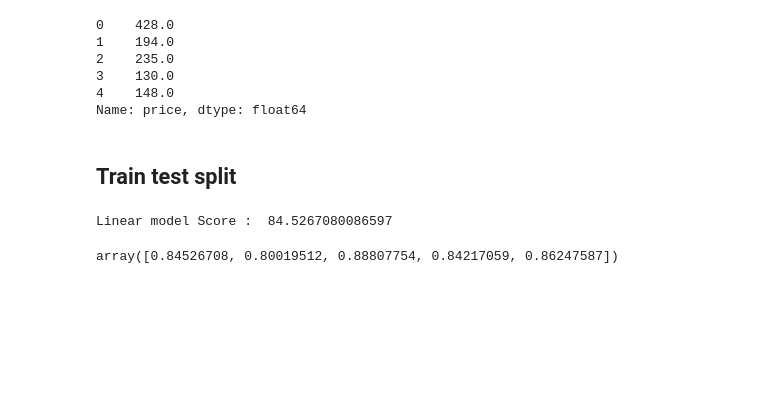
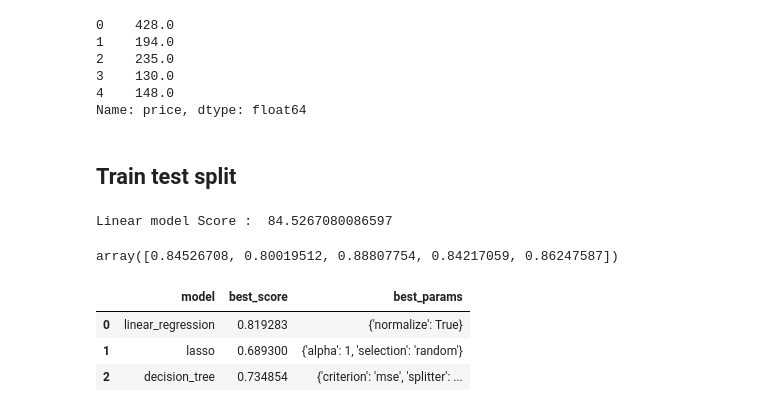
Before and after one commit to vishnugopu/Bangalore-housing, a Jupyter notebook: Bangalore_housing.ipynb, the cells around one changed output. Saved outputs shown, nothing was run; the diff lists cells and outputs as text; code cells hidden in the pictures; blank space fills up the shorter version.

```diff
--- a/Bangalore_housing.ipynb
+++ b/Bangalore_housing.ipynb
@@ -519,0 +527,42 @@ array([0.84526708, 0.80019512, 0.88807754, 0.84217059, 0.86247587])
+# %%
+def best_model_using_GridSearchCV(X,y):
+    algos = {
+                'linear_regression':{
+                    'model': LinearRegression(),
+                    'params': {
+                        'normalize' : [True,False]
+                    }
+                },
+                'lasso' : {
+                  'model': Lasso(),
+                    'params' : {
+                        'alpha' :[1,2],
+                        'selection' : ['random','cyclic']
+                    }
+                },
+                'decision_tree':{
+                    'model' : DecisionTreeRegressor(),
+                    'params' :{
+                        'criterion' : ['mse','friedman_mse'],
+                        'splitter':['best','random']
+                    }
+                }
+            }
+    scores = []
+    cv = ShuffleSplit(n_splits = 5, test_size=0.2,random_state = 0)
+    for algo_name,config in algos.items():
+        gs = GridSearchCV(config['model'],config['params'],cv=cv,return_train_score = False)
+        gs.fit(X,y)
+        scores.append({
+            'model' : algo_name,
+            'best_score' : gs.best_score_,
+            'best_params' : gs.best_params_
+        })
+    return pd.DataFrame(scores,columns = ['model','best_score','best_params'])
+# %%
+best_model_using_GridSearchCV(X,y)
+# %% [output]
+|  | model | best_score | best_params |
+| 0 | linear_regression | 0.819283 | {'normalize': True} |
+| 1 | lasso | 0.689300 | {'alpha': 1, 'selection': 'random'} |
+| 2 | decision_tree | 0.734854 | {'criterion': 'mse', 'splitter': ... |
```
Also changed, not shown: parts of 2 cells of this notebook.
